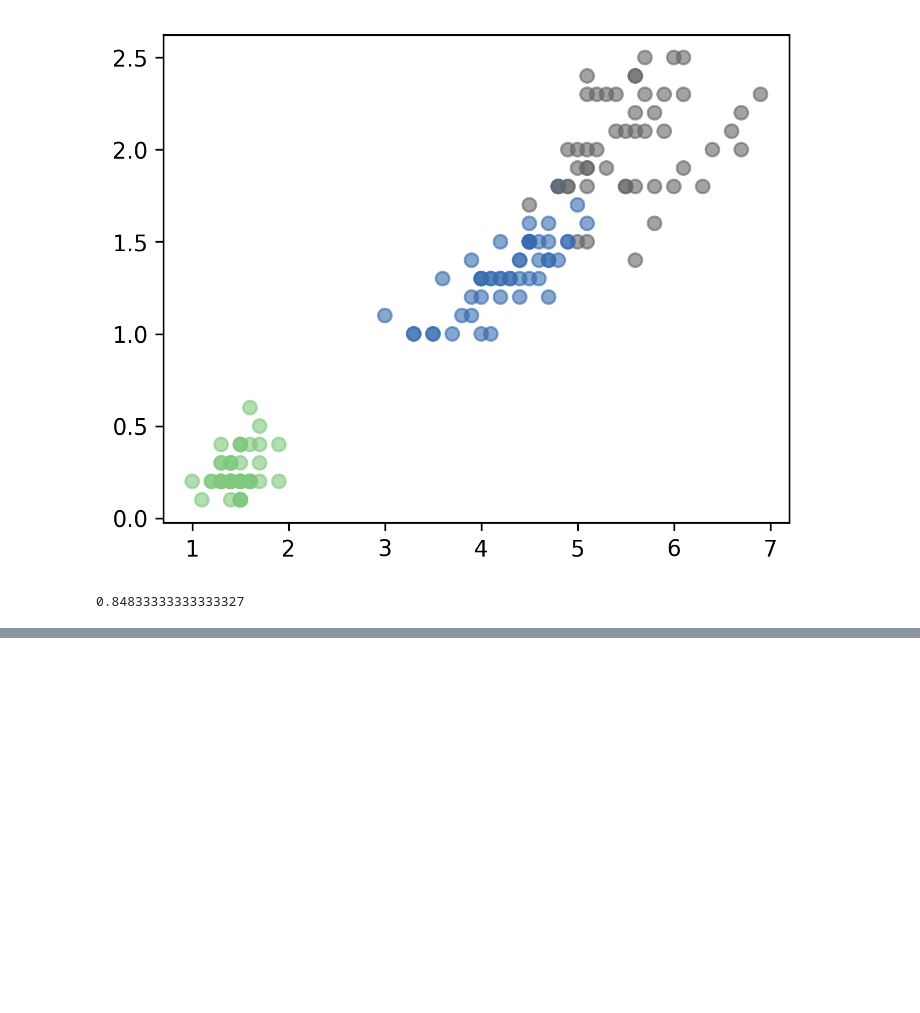
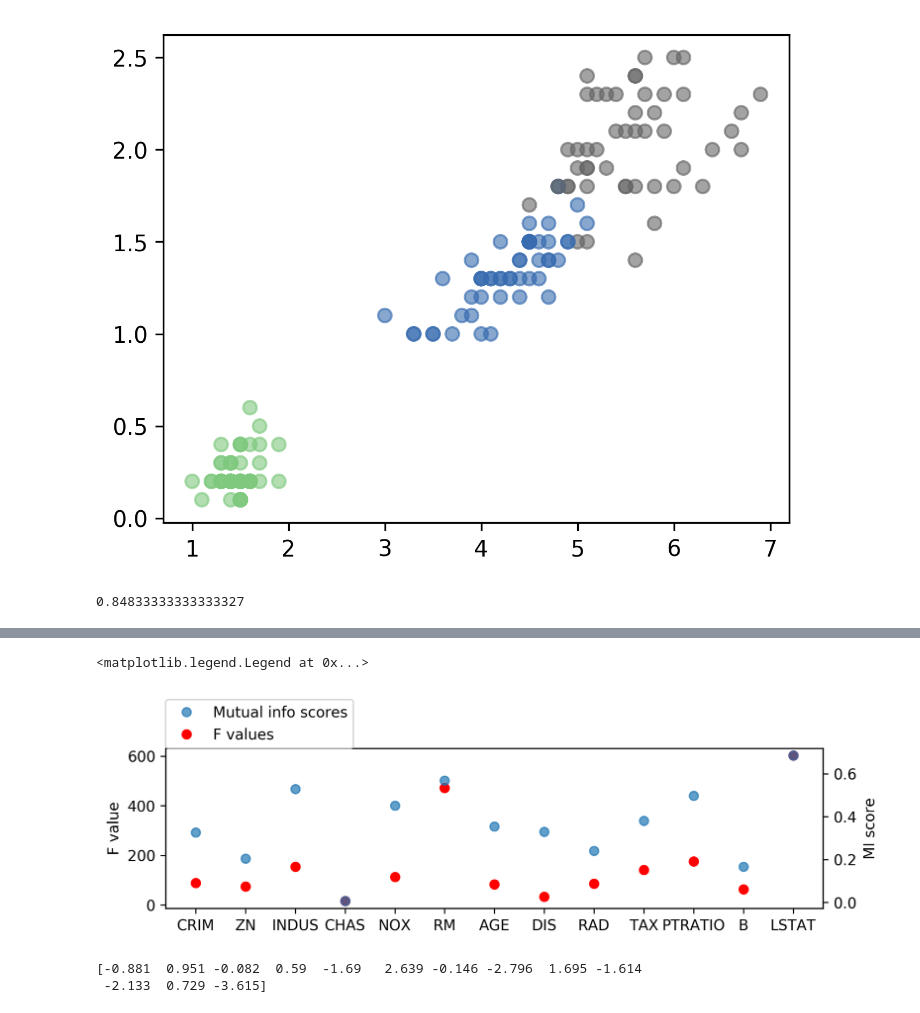
Before and after one commit to amueller/applied_ml_spring_2017, a Jupyter notebook: slides/aml-08-021317.ipynb, the cells around one changed output, grey strips where cells are left out. Cells and saved outputs as stored; diff of their text form; code cells hidden in the pictures; blank space fills up the shorter version.

```diff
--- a/slides/aml-08-021317.ipynb
+++ b/slides/aml-08-021317.ipynb
@@ -320,0 +388,23 @@ mice.fill()
+# %%
+from sklearn.feature_selection import mutual_info_regression
+scores = mutual_info_regression(X_train, y_train, discrete_features=[3])
+
+fig = plt.figure(figsize=(8, 2))
+line_f, = plt.plot(f_values, 'o', c='r')
+plt.ylabel("F value")
+ax2 = plt.twinx()
+line_s, = ax2.plot(scores, 'o', alpha=.7)
+ax2.set_ylabel("MI score")
+plt.xticks(range(X.shape[1]), boston.feature_names)
+plt.legend([line_s, line_f], ["Mutual info scores", "F values"], loc=(0, 1))
+# %% [output]
+<matplotlib.legend.Legend at 0x...>
+[figure, added]
+# %%
+from sklearn.linear_model import LassoCV
+X_train_scaled = scale(X_train)
+lasso = LassoCV().fit(X_train_scaled, y_train)
+print(lasso.coef_)
+# %% [output]
+[-0.881  0.951 -0.082  0.59  -1.69   2.639 -0.146 -2.796  1.695 -1.614
+ -2.133  0.729 -3.615]
```
Also changed, not shown: parts of 22 cells of this notebook, 1 other file.
